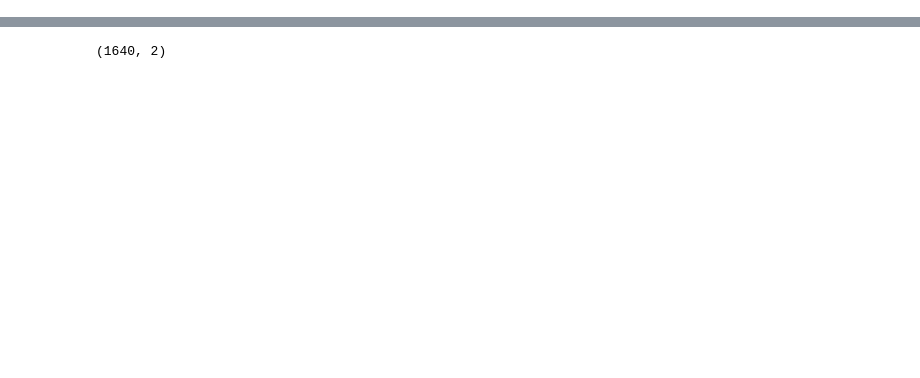
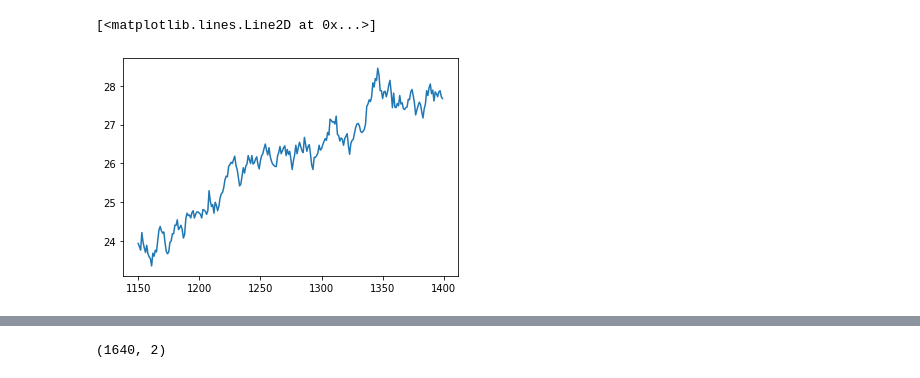
Before and after one commit to ahmed344/growth-curves, a Jupyter notebook: curve_manipulation.ipynb, the cells around one changed output, grey strips where cells are left out. Cells and saved outputs as stored; diff of their text form; code cells hidden in the pictures; blank space fills up the shorter version.

```diff
--- a/curve_manipulation.ipynb
+++ b/curve_manipulation.ipynb
@@ -31 +36,6 @@ plt.grid(color = 'gray', alpha = 0.1)
+# %%
+plt.plot(df.Area[1150:1400])
+# %% [output]
+[<matplotlib.lines.Line2D at 0x...>]
+[figure, added]
 # %%
```
Also changed, not shown: parts of 3 cells of this notebook, 1 other file.
